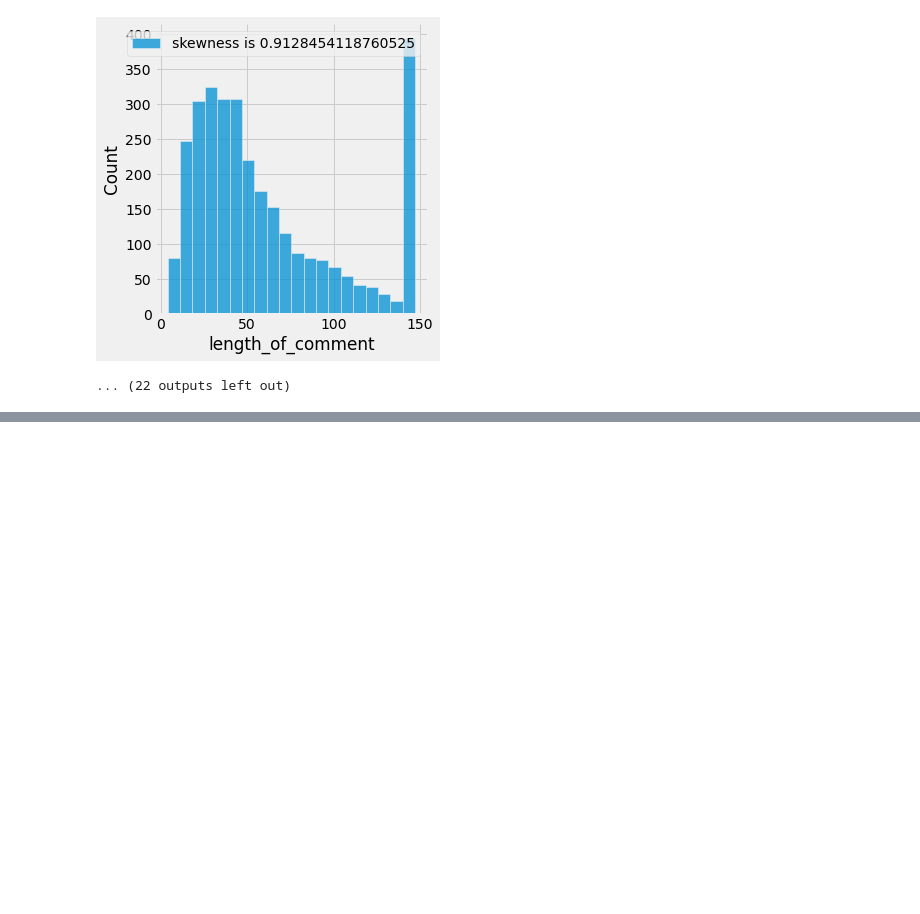
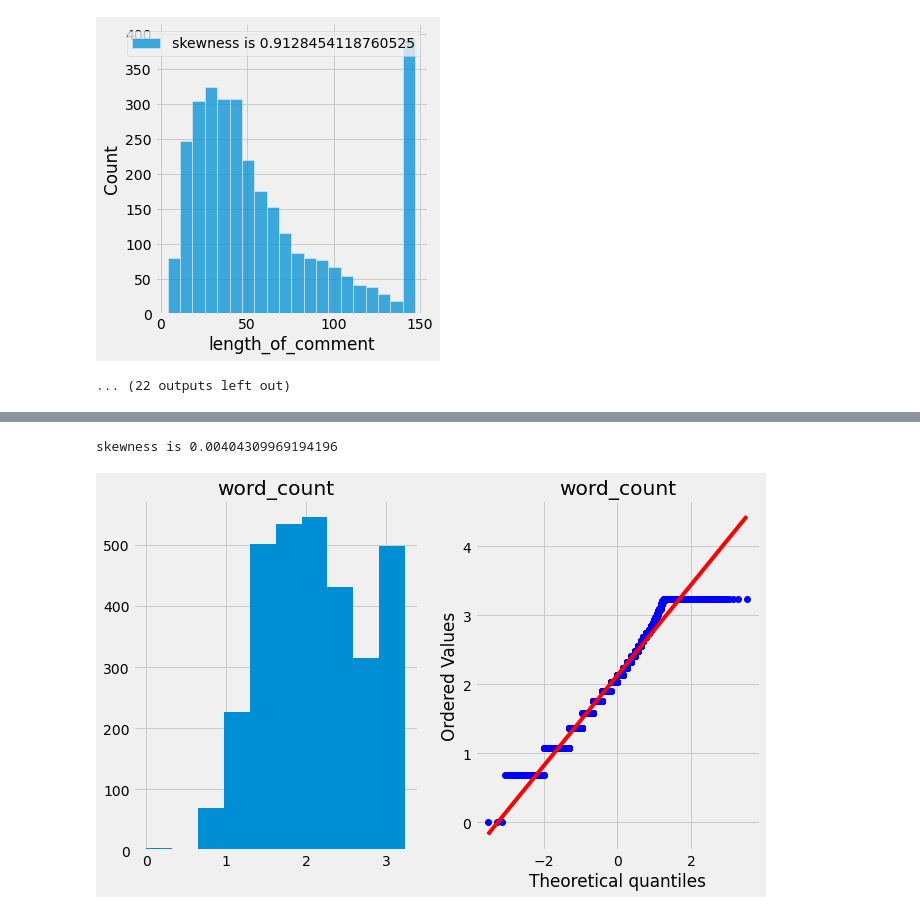
Before and after one commit to OvinduWijethunge/Machine_Learning_Projects, a Jupyter notebook: youtube spam classifier/EAD & FE.ipynb, the cells around one changed output, grey strips where cells are left out. Saved outputs shown, nothing was run; the diff lists cells and outputs as text; code cells hidden in the pictures; blank space fills up the shorter version.

```diff
--- a/youtube spam classifier/EAD & FE.ipynb
+++ b/youtube spam classifier/EAD & FE.ipynb
@@ -818,0 +840,6 @@ d_columns
+# %%
+df11['word_count'],parameters=stat.boxcox(df11['word_count'])
+plot_data(df11,'word_count')
+# %% [output]
+skewness is 0.00404309969194196
+[figure, added]
```
Also changed, not shown: parts of 94 cells of this notebook, 2 other files.
